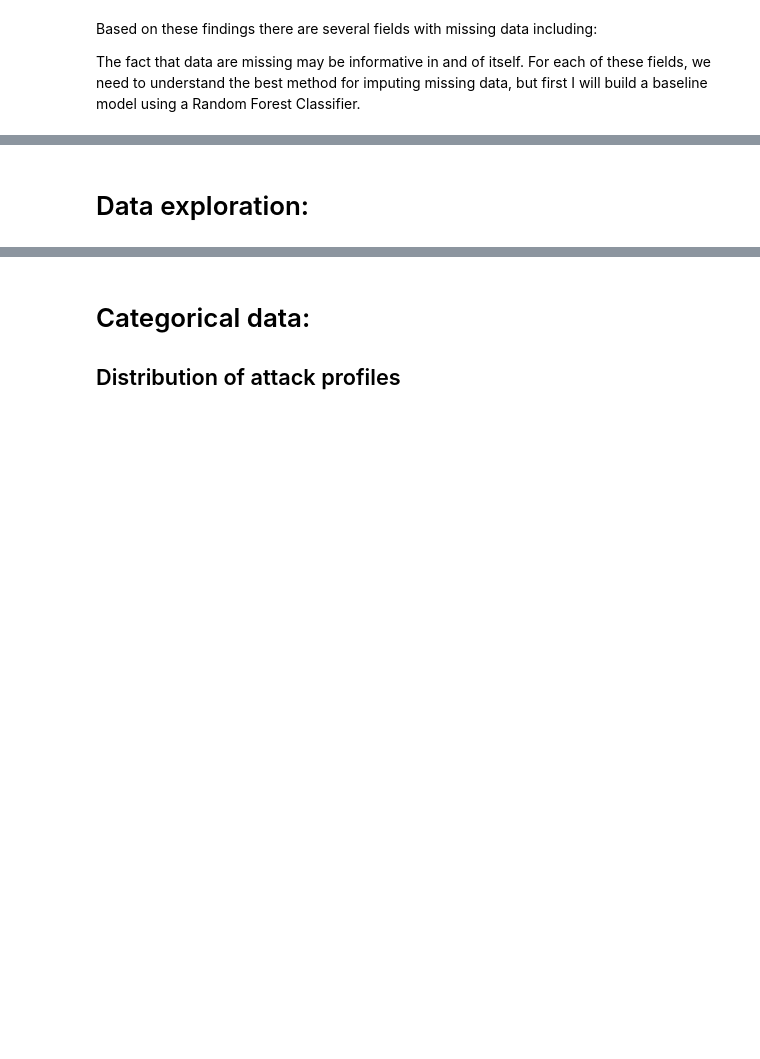
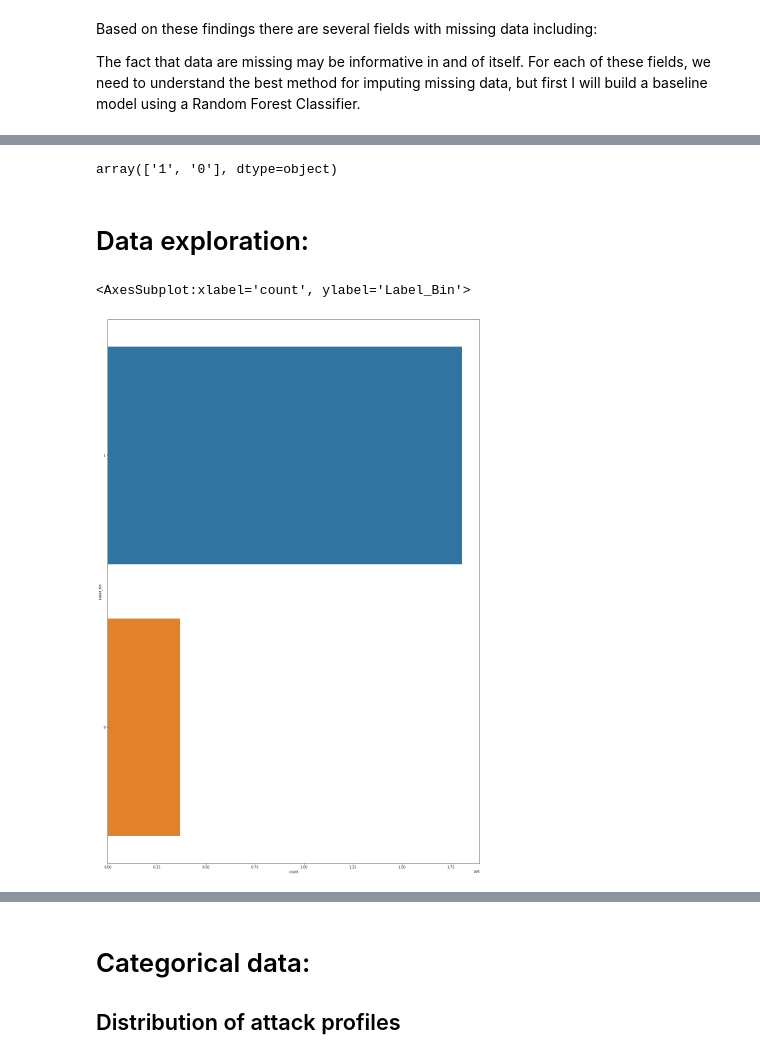
Before and after one commit to ogradyso/Machine-Learning-Network-Intrusion-Detection, a Jupyter notebook: IntrusionDetection.ipynb, the cells around one changed output, grey strips where cells are left out. Saved outputs shown, nothing was run; the diff lists cells and outputs as text; code cells hidden in the pictures; blank space fills up the shorter version.

```diff
--- a/IntrusionDetection.ipynb
+++ b/IntrusionDetection.ipynb
@@ -87,3 +138,8 @@ The fact that data are missing may be informative in and of itself. For each of
+# %%
+pd.unique(X_viz['Label_Bin'])
+#y_train.head()
+# %% [output]
+array(['1', '0'], dtype=object)
 # %% [markdown]
 # Data exploration:
 # %%
@@ -109,4 +164,9 @@ def plot_multiple_limits(x_label, dataset, plot_type, limit_list, hue_label='',
     for item in bar_plot.get_xticklabels():
             item.set_rotation(90)
     bar_plot.set(xlabel=x_label)
+# %%
+sns.countplot(y="Label_Bin", data=X_viz)
+# %% [output]
+<AxesSubplot:xlabel='count', ylabel='Label_Bin'>
+[figure, added]
 # %%
```
Also changed, not shown: parts of 26 cells of this notebook, 5 other files.
